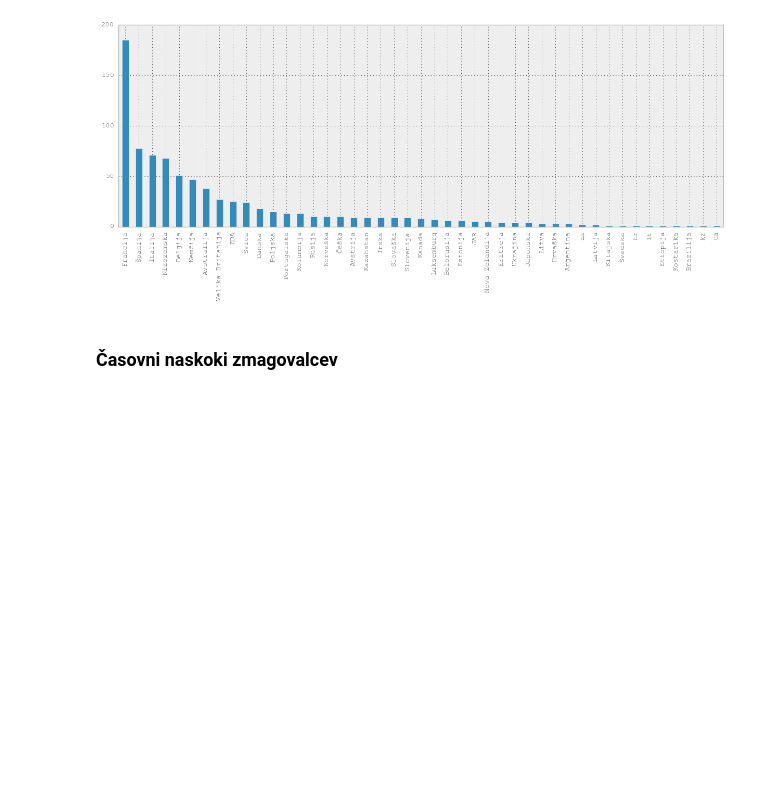
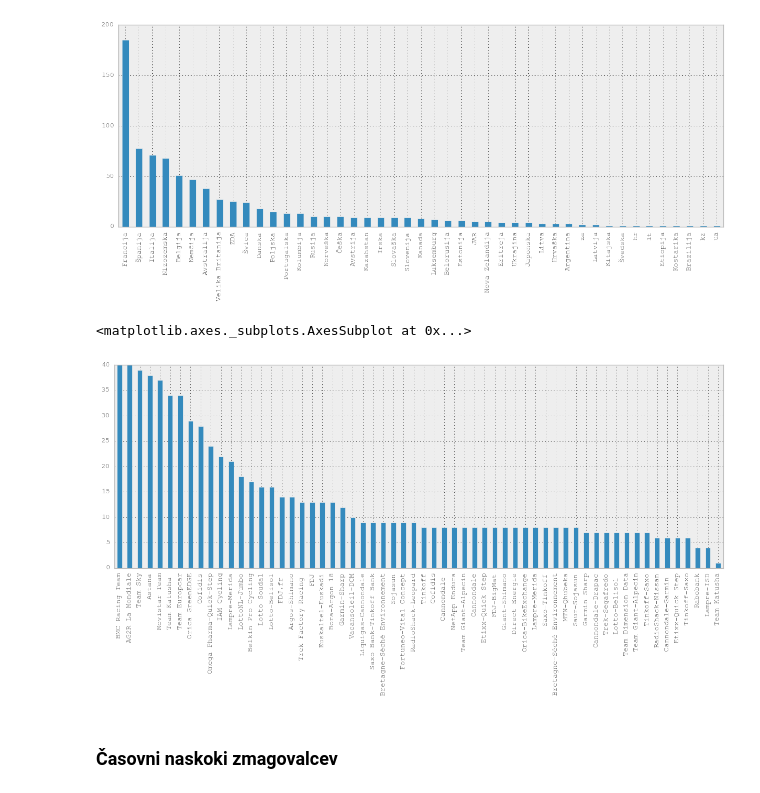
Before and after one commit to aeTS/Projekt-PRO1, a Jupyter notebook: Projekt_analiza_Tour.ipynb, the cells around one changed output. Cells and saved outputs as stored; diff of their text form; code cells hidden in the pictures; blank space fills up the shorter version.

```diff
--- a/Projekt_analiza_Tour.ipynb
+++ b/Projekt_analiza_Tour.ipynb
@@ -121,7 +132,10 @@ vse['država'].value_counts().plot(kind='bar')
 <matplotlib.axes._subplots.AxesSubplot at 0x...>
 [figure]
 # %%
-vse['ekipa'].value_counts()
+vse['ekipa'].value_counts().plot(kind='bar')
+# %% [output]
+<matplotlib.axes._subplots.AxesSubplot at 0x...>
+[figure, added]
 # %% [markdown]
 ### Časovni naskoki zmagovalcev
 # %%
```
Also changed, not shown: parts of 17 cells of this notebook.
